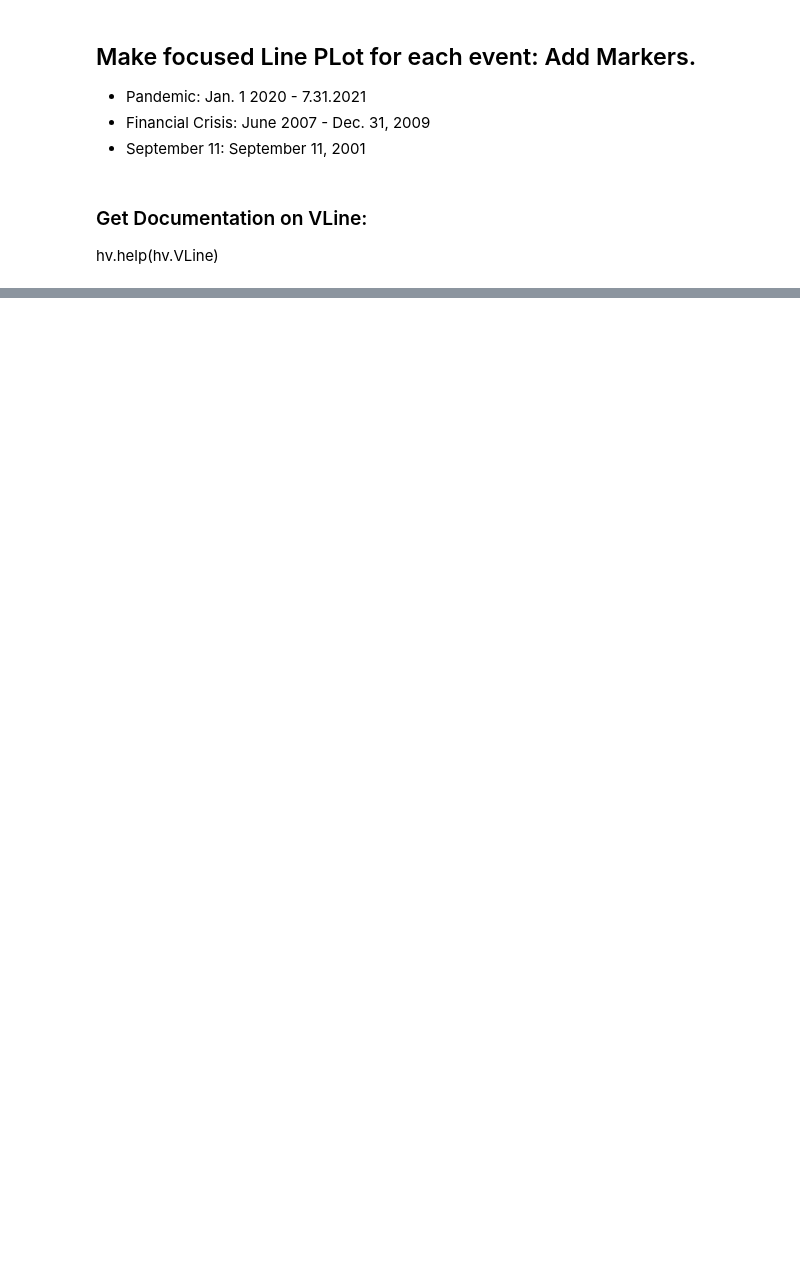
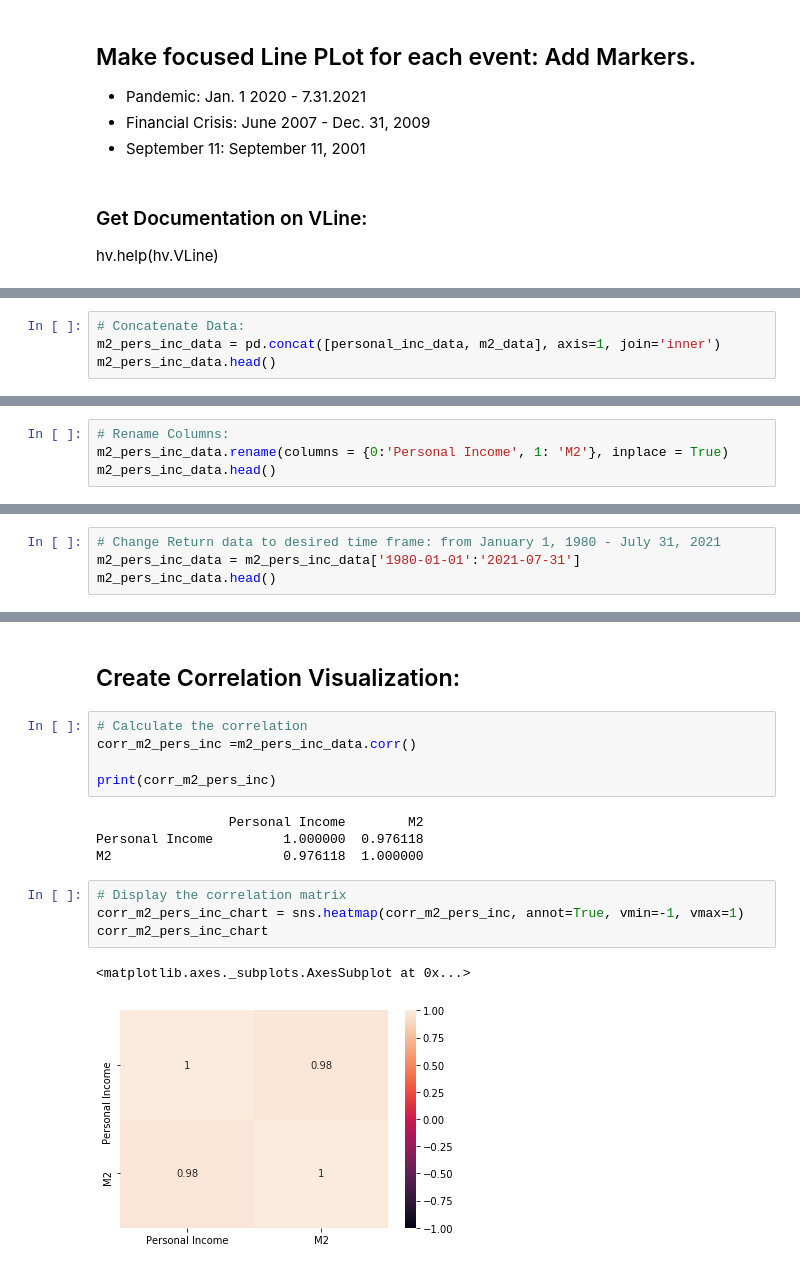
Before and after one commit to schm1263/Fintech_Project_1, a Jupyter notebook: Eriks_Clean_Copy.ipynb, the cells around one changed output, grey strips where cells are left out. Drawn from its saved outputs; the diff is of its cells as text; blank space fills up the shorter version.

```diff
--- a/Eriks_Clean_Copy.ipynb
+++ b/Eriks_Clean_Copy.ipynb
@@ -201,0 +256,4 @@ labeled_plot
+# %%
+# Concatenate Data:
+m2_pers_inc_data = pd.concat([personal_inc_data, m2_data], axis=1, join='inner')
+m2_pers_inc_data.head()
@@ -201,0 +267,4 @@ labeled_plot
+# %%
+# Rename Columns:
+m2_pers_inc_data.rename(columns = {0:'Personal Income', 1: 'M2'}, inplace = True)
+m2_pers_inc_data.head()
@@ -201,0 +278,4 @@ labeled_plot
+# %%
+# Change Return data to desired time frame: from January 1, 1980 - July 31, 2021
+m2_pers_inc_data = m2_pers_inc_data['1980-01-01':'2021-07-31']
+m2_pers_inc_data.head()
@@ -201,0 +289,18 @@ labeled_plot
+# %% [markdown]
+## Create Correlation Visualization:
+# %%
+# Calculate the correlation
+corr_m2_pers_inc =m2_pers_inc_data.corr()
+
+print(corr_m2_pers_inc)
+# %% [output]
+                 Personal Income        M2
+Personal Income         1.000000  0.976118
+M2                      0.976118  1.000000
+# %%
+# Display the correlation matrix
+corr_m2_pers_inc_chart = sns.heatmap(corr_m2_pers_inc, annot=True, vmin=-1, vmax=1)
+corr_m2_pers_inc_chart
+# %% [output]
+<matplotlib.axes._subplots.AxesSubplot at 0x...>
+[figure, added]
```
Also changed, not shown: parts of 36 cells of this notebook.
